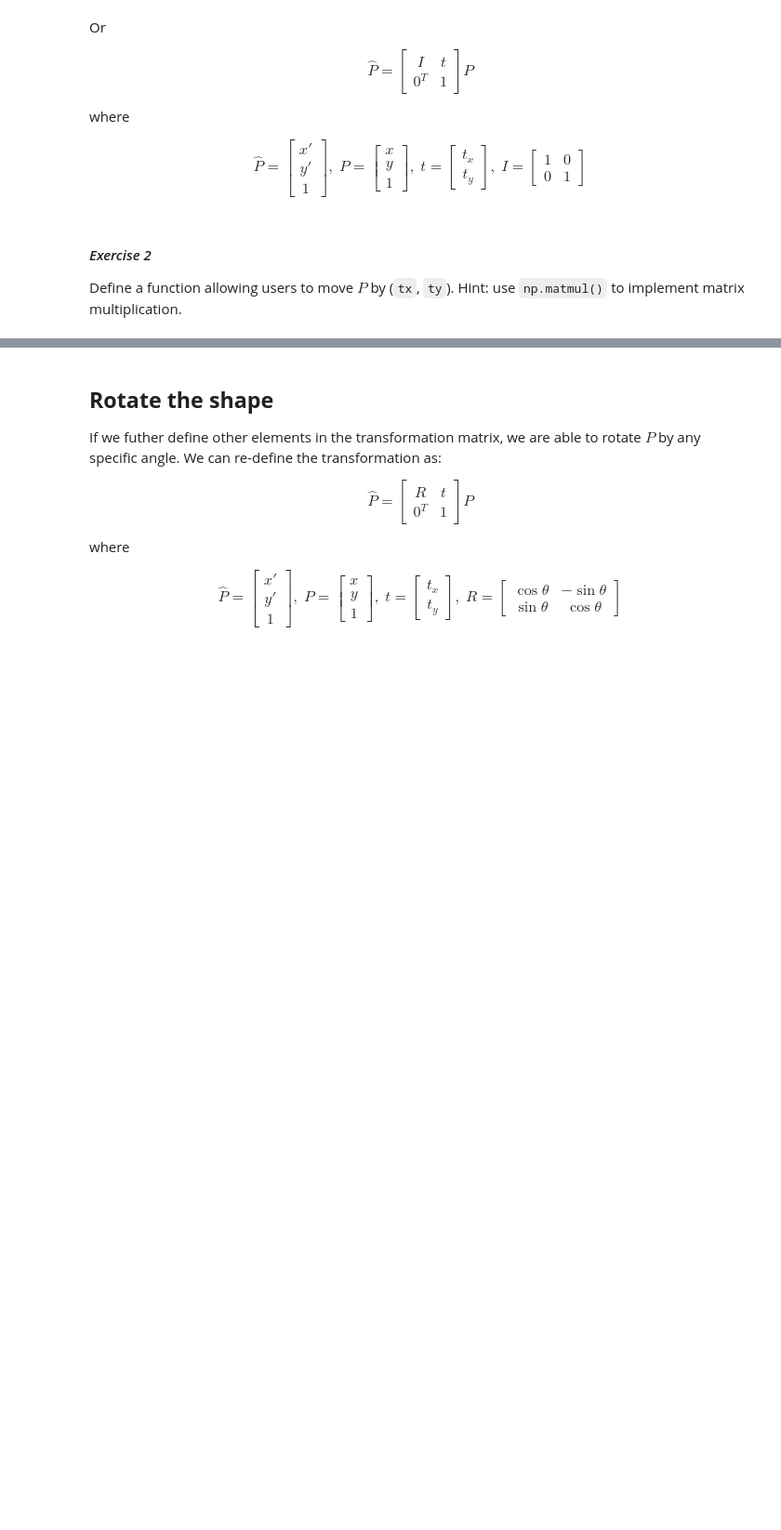
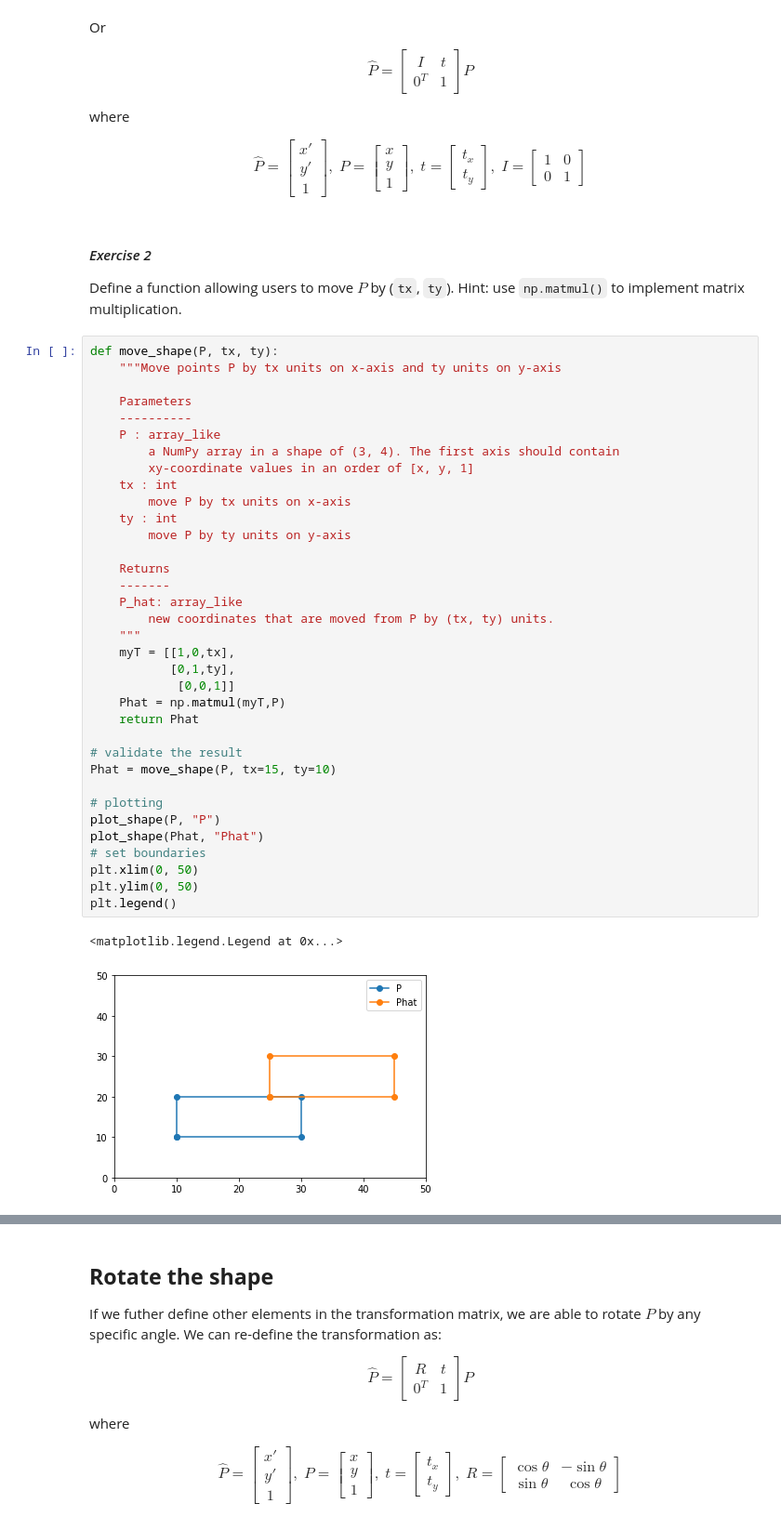
Before and after one commit to reworkhow/AnimalDataScience, a Jupyter notebook: Copy_of_l02_transformation.ipynb, the cells around one changed output, grey strips where cells are left out. Shown at 93% size. Cells and saved outputs as stored; diff of their text form; blank space fills up the shorter version.

```diff
--- a/Copy_of_l02_transformation.ipynb
+++ b/Copy_of_l02_transformation.ipynb
@@ -210,6 +224,44 @@ $$
 # %% [markdown]
 #### *Exercise 2*
 Define a function allowing users to move $P$ by (`tx`, `ty`). Hint: use `np.matmul()` to implement matrix multiplication.
+# %%
+def move_shape(P, tx, ty):
+    """Move points P by tx units on x-axis and ty units on y-axis
+
+    Parameters
+    ----------
+    P : array_like
+        a NumPy array in a shape of (3, 4). The first axis should contain
+        xy-coordinate values in an order of [x, y, 1]
+    tx : int
+        move P by tx units on x-axis
+    ty : int
+        move P by ty units on y-axis
+
+    Returns
+    -------
+    P_hat: array_like
+        new coordinates that are moved from P by (tx, ty) units.
+    """
+    myT = [[1,0,tx],
+           [0,1,ty],
+            [0,0,1]]
+    Phat = np.matmul(myT,P)
+    return Phat
+
+# validate the result
+Phat = move_shape(P, tx=15, ty=10)
+
+# plotting
+plot_shape(P, "P")
+plot_shape(Phat, "Phat")
+# set boundaries
+plt.xlim(0, 50)
+plt.ylim(0, 50)
+plt.legend()
+# %% [output]
+<matplotlib.legend.Legend at 0x...>
+[figure, added]
 # %%
 def move_shape(P, tx, ty):
     """Move points P by tx units on x-axis and ty units on y-axis
```
Also changed, not shown: parts of 3 cells of this notebook.
